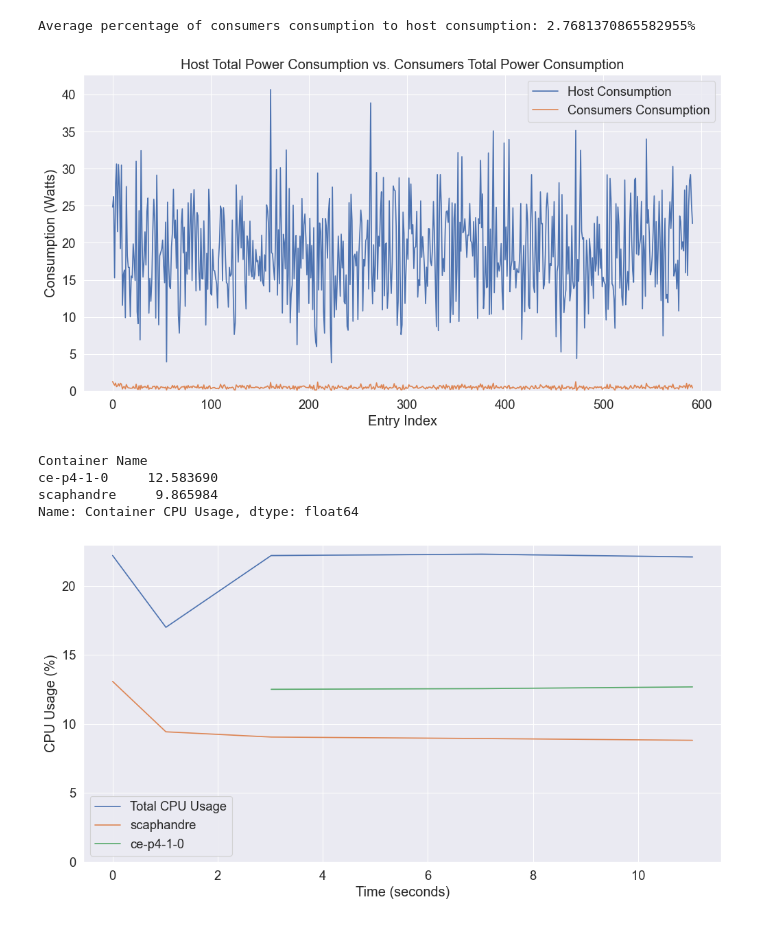
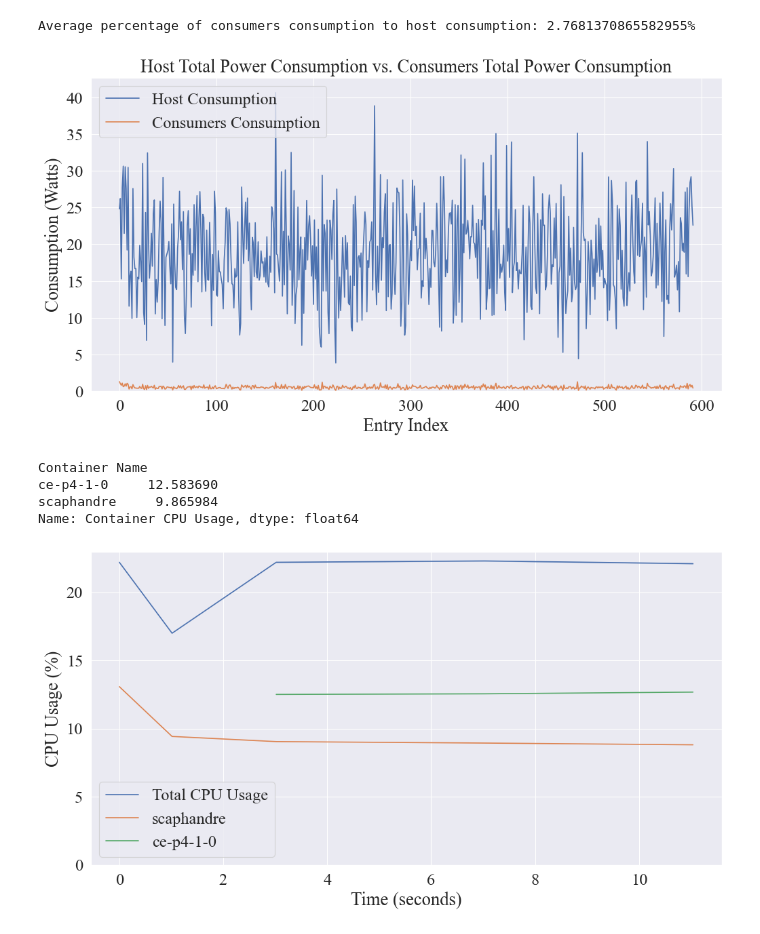
Before and after one commit to philippsommer27/2024-msc-thesis-misc, a Jupyter notebook: scaph_analysis/scaphandre_analysis.ipynb, the cells around one changed output. Saved outputs shown, nothing was run; the diff lists cells and outputs as text; code cells hidden in the pictures.

```diff
--- a/scaph_analysis/scaphandre_analysis.ipynb
+++ b/scaph_analysis/scaphandre_analysis.ipynb
@@ -54,20 +78,21 @@ print(f"Average percentage of consumers consumption to host consumption: {dfcopy
 Average percentage of consumers consumption to host consumption: 2.7681370865582955%
 # %%
 sns.set_theme(style="darkgrid")
-sns.set_context("paper", font_scale=1.5)  # Adjust font_scale to set the uniform font size
+sns.set_context("paper", font_scale=2)
 
-# Create a line plot
 plt.figure(figsize=(12, 6))
+plt.rcParams['font.family'] = 'serif'
+plt.rcParams['font.serif'] = ['Times New Roman'] + plt.rcParams['font.serif']
 sns.lineplot(data=df, dashes=False)
 plt.xlabel("Entry Index")
 plt.ylabel("Consumption (Watts)")
 plt.title("Host Total Power Consumption vs. Consumers Total Power Consumption")
-plt.ylim(0)  # Set the y-axis limit to start at 0
+plt.ylim(0)
 plt.legend()
 plt.savefig('data/power_consumption.pdf', format='pdf', bbox_inches='tight')
 plt.show()
 # %% [output]
-[figure, old version]
+[figure, new version]
 # %%
 # Read the CSV file into a DataFrame
 dfcpu = pd.read_csv('data/cpu_usages.csv')
@@ -109,4 +134,4 @@ Container Name
 ce-p4-1-0     12.583690
 scaphandre     9.865984
 Name: Container CPU Usage, dtype: float64
-[figure, old version]
+[figure, new version]
```
Also changed, not shown: parts of 1 cell of this notebook, 11 other files.
